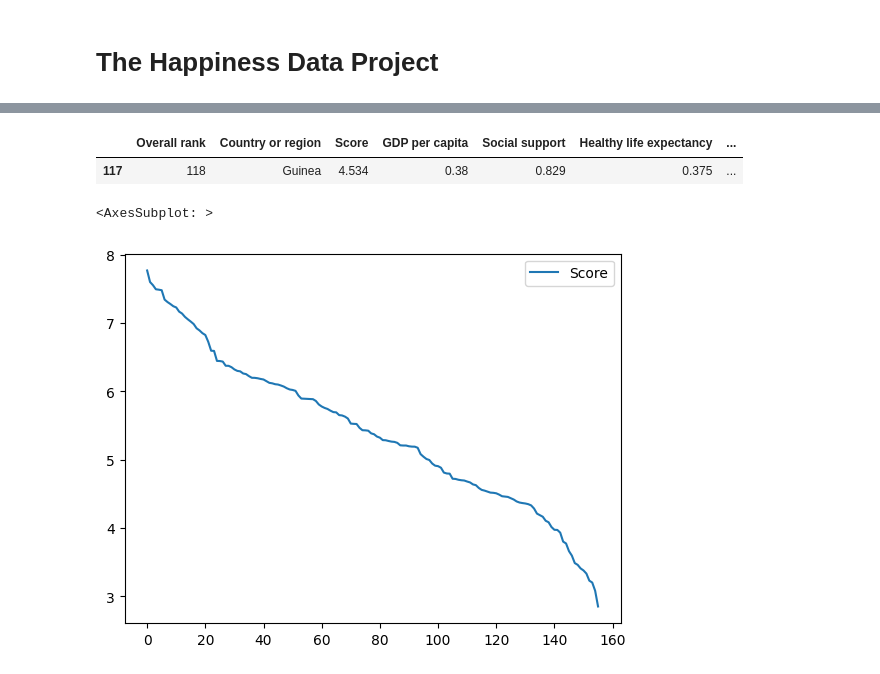
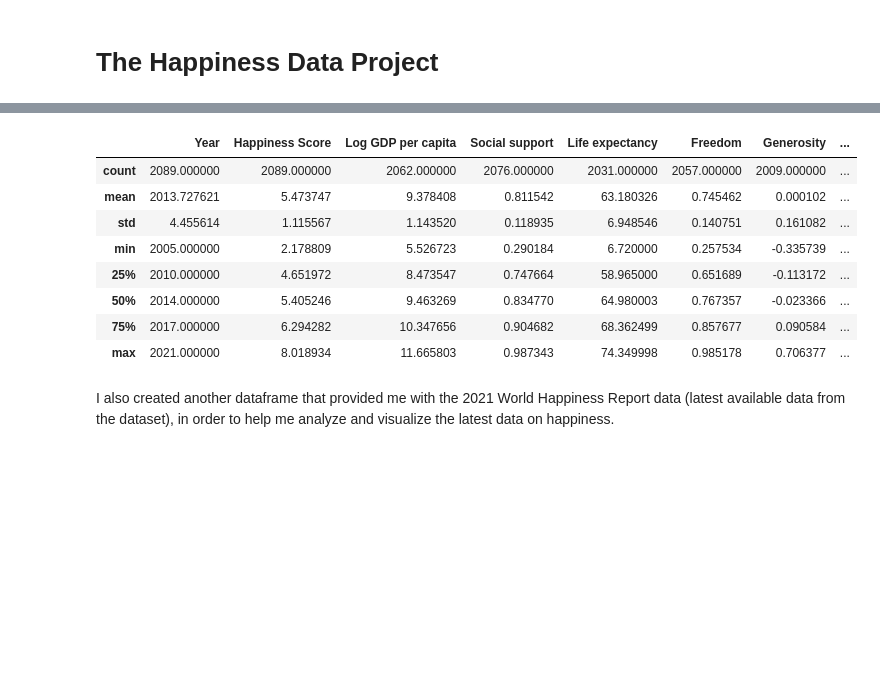
Before and after one commit to kjh97/DH-140, a Jupyter notebook: Final Project.ipynb, the cells around one changed output, grey strips where cells are left out. Saved outputs shown, nothing was run; the diff lists cells and outputs as text; code cells hidden in the pictures; blank space fills up the shorter version.

```diff
--- a/Final Project.ipynb
+++ b/Final Project.ipynb
@@ -23,5 +26,7 @@ The question then arises -- how can I approach a topic so abstract and nuanced,
 # %%
 import pandas as pd
 import matplotlib.pyplot as plt
+import numpy as np
+import seaborn as sns
 
-hp22 = pd.read_csv('https://raw.githubusercontent.com/kjh97/DH-140/main/data/2022.csv')
+hp_df = pd.read_csv('https://raw.githubusercontent.com/kjh97/DH-140/main/data/World%20Happiness%20Report%202005-2021.csv')
@@ -29,0 +35,3 @@ ParserError: Error tokenizing data. C error: Expected 22 fields in line 126, saw
+# %%
+hp_df.sort_values("Happiness Score", ascending = False, inplace=True)
+hp_df.set_index('Country', inplace=True)
@@ -30,10 +40,14 @@ ParserError: Error tokenizing data. C error: Expected 22 fields in line 126, saw
 # %%
-hp19.sample()
+hp_df.describe()
 # %% [output]
-|  | Overall rank | Country or region | Score | GDP per capita | Social support | Healthy life expectancy | ... |
-| 117 | 118 | Guinea | 4.534 | 0.38 | 0.829 | 0.375 | ... |
+|  | Year | Happiness Score | Log GDP per capita | Social support | Life expectancy | Freedom | Generosity | ... |
+| count | 2089.000000 | 2089.000000 | 2062.000000 | 2076.000000 | 2031.000000 | 2057.000000 | 2009.000000 | ... |
+| mean | 2013.727621 | 5.473747 | 9.378408 | 0.811542 | 63.180326 | 0.745462 | 0.000102 | ... |
+| std | 4.455614 | 1.115567 | 1.143520 | 0.118935 | 6.948546 | 0.140751 | 0.161082 | ... |
+| min | 2005.000000 | 2.178809 | 5.526723 | 0.290184 | 6.720000 | 0.257534 | -0.335739 | ... |
+| 25% | 2010.000000 | 4.651972 | 8.473547 | 0.747664 | 58.965000 | 0.651689 | -0.113172 | ... |
+| 50% | 2014.000000 | 5.405246 | 9.463269 | 0.834770 | 64.980003 | 0.767357 | -0.023366 | ... |
+| 75% | 2017.000000 | 6.294282 | 10.347656 | 0.904682 | 68.362499 | 0.857677 | 0.090584 | ... |
+| max | 2021.000000 | 8.018934 | 11.665803 | 0.987343 | 74.349998 | 0.985178 | 0.706377 | ... |
-# %%
-hp19.plot(y = 'Score')
-# %% [output]
-<AxesSubplot: >
-[figure, removed]
+# %% [markdown]
+I also created another dataframe that provided me with the 2021 World Happiness Report data (latest available data from the dataset), in order to help me analyze and visualize the latest data on happiness.
```
Also changed, not shown: parts of 32 cells of this notebook, 2 other files.
